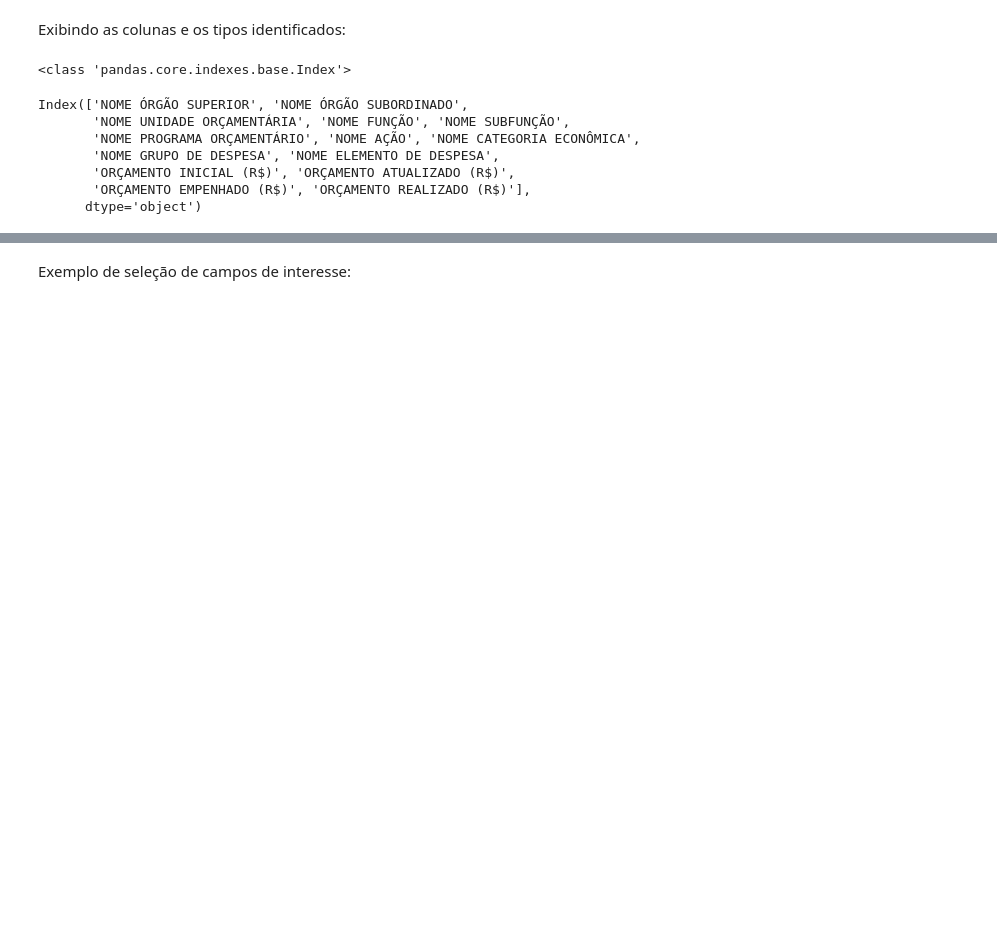
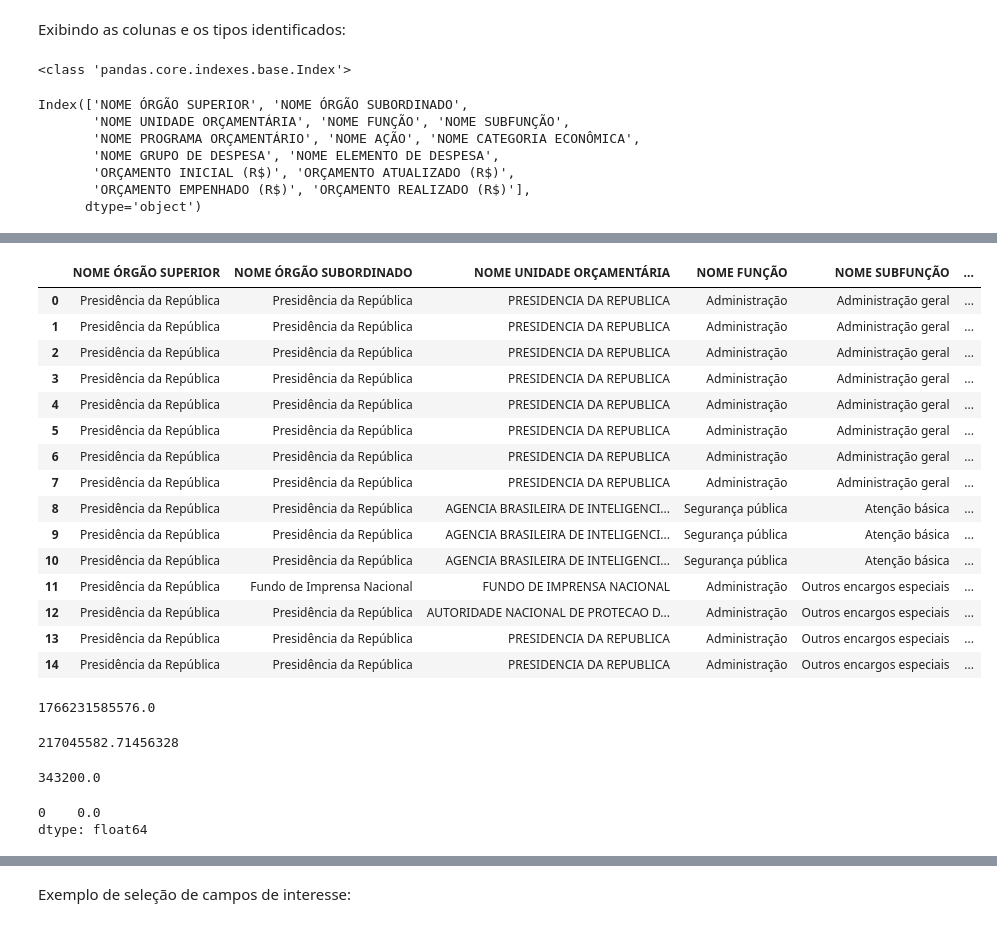
Before and after one commit to danlamberg/Atividade-Data-Science, a Jupyter notebook: Trabalho_Bimestral.ipynb, the cells around one changed output, grey strips where cells are left out. Cells and saved outputs as stored; diff of their text form; code cells hidden in the pictures; blank space fills up the shorter version.

```diff
--- a/Trabalho_Bimestral.ipynb
+++ b/Trabalho_Bimestral.ipynb
@@ -183,0 +182,36 @@ Index(['NOME ÓRGÃO SUPERIOR', 'NOME ÓRGÃO SUBORDINADO',
+# %%
+df.head(15)
+# %% [output]
+|  | NOME ÓRGÃO SUPERIOR | NOME ÓRGÃO SUBORDINADO | NOME UNIDADE ORÇAMENTÁRIA | NOME FUNÇÃO | NOME SUBFUNÇÃO | ... |
+| 0 | Presidência da República | Presidência da República | PRESIDENCIA DA REPUBLICA | Administração | Administração geral | ... |
+| 1 | Presidência da República | Presidência da República | PRESIDENCIA DA REPUBLICA | Administração | Administração geral | ... |
+| 2 | Presidência da República | Presidência da República | PRESIDENCIA DA REPUBLICA | Administração | Administração geral | ... |
+| 3 | Presidência da República | Presidência da República | PRESIDENCIA DA REPUBLICA | Administração | Administração geral | ... |
+| 4 | Presidência da República | Presidência da República | PRESIDENCIA DA REPUBLICA | Administração | Administração geral | ... |
+| 5 | Presidência da República | Presidência da República | PRESIDENCIA DA REPUBLICA | Administração | Administração geral | ... |
+| 6 | Presidência da República | Presidência da República | PRESIDENCIA DA REPUBLICA | Administração | Administração geral | ... |
+| 7 | Presidência da República | Presidência da República | PRESIDENCIA DA REPUBLICA | Administração | Administração geral | ... |
+| 8 | Presidência da República | Presidência da República | AGENCIA BRASILEIRA DE INTELIGENCI... | Segurança pública | Atenção básica | ... |
+| 9 | Presidência da República | Presidência da República | AGENCIA BRASILEIRA DE INTELIGENCI... | Segurança pública | Atenção básica | ... |
+| 10 | Presidência da República | Presidência da República | AGENCIA BRASILEIRA DE INTELIGENCI... | Segurança pública | Atenção básica | ... |
+| 11 | Presidência da República | Fundo de Imprensa Nacional | FUNDO DE IMPRENSA NACIONAL | Administração | Outros encargos especiais | ... |
+| 12 | Presidência da República | Presidência da República | AUTORIDADE NACIONAL DE PROTECAO D... | Administração | Outros encargos especiais | ... |
+| 13 | Presidência da República | Presidência da República | PRESIDENCIA DA REPUBLICA | Administração | Outros encargos especiais | ... |
+| 14 | Presidência da República | Presidência da República | PRESIDENCIA DA REPUBLICA | Administração | Outros encargos especiais | ... |
+# %%
+df["ORÇAMENTO ATUALIZADO (R$)"].max()
+# %% [output]
+1766231585576.0
+# %%
+df['ORÇAMENTO ATUALIZADO (R$)'].mean()
+# %% [output]
+217045582.71456328
+# %%
+df['ORÇAMENTO ATUALIZADO (R$)'].median()
+# %% [output]
+343200.0
+# %%
+df['ORÇAMENTO ATUALIZADO (R$)'].mode()
+# %% [output]
+0    0.0
+dtype: float64
```
Also changed, not shown: parts of 31 cells of this notebook.
